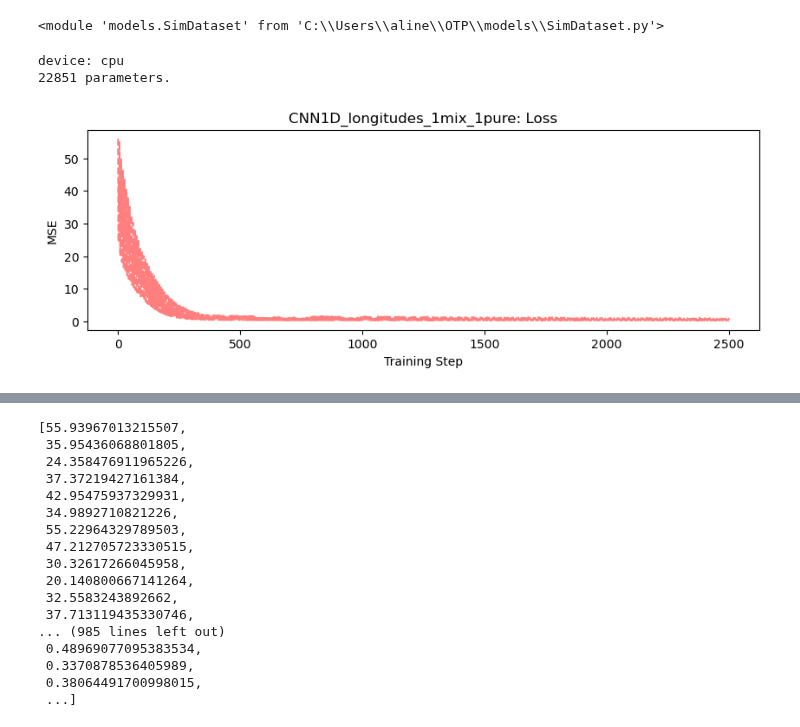
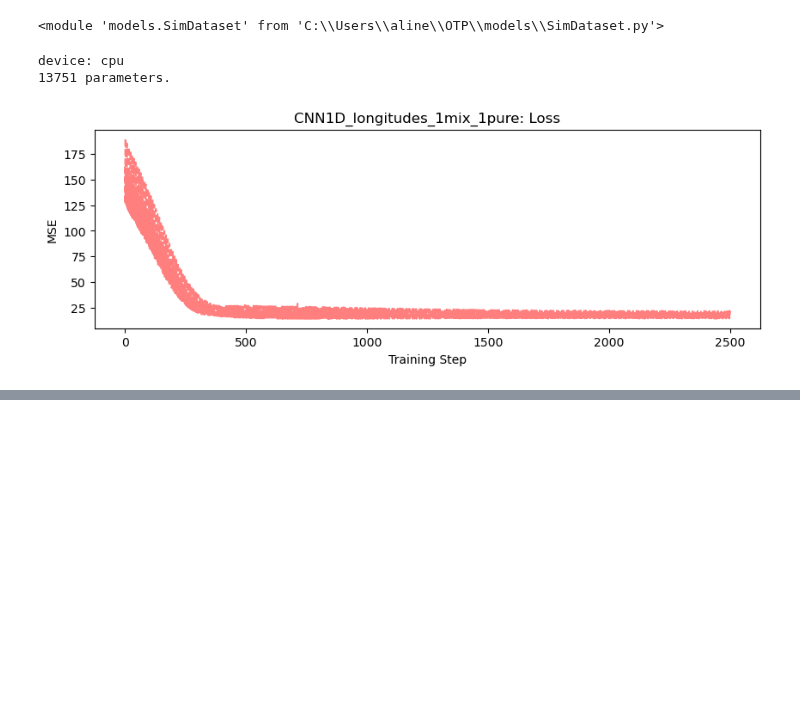
Before and after one commit to ai4er-cdt/OTP, a Jupyter notebook: notebooks/neural_networks.ipynb, the cells around one changed output, grey strips where cells are left out. Drawn from its saved outputs; the diff is of its cells as text; code cells hidden in the pictures; blank space fills up the shorter version.

```diff
--- a/notebooks/neural_networks.ipynb
+++ b/notebooks/neural_networks.ipynb
@@ -32,6 +35,3 @@ Data variables:
     OBP        (time, latitude, longitude) float32 ...
     SSS        (time, latitude, longitude) float32 ...
     SST        (time, latitude, longitude) float32 ...
-# %%
-outputs = xr.open_dataset(f"{data_home}/streamfunctions_ecco/{lat_str}/PSI_residual{lat_str}.nc")
-outputs
@@ -64,10 +38,12 @@ def convert_output_np_to_xr_dataset(output_np, inputs_xr):
 # %%
 #outputs = xr.open_dataset(f"{data_home}/streamfunctions_ecco/{lat}/PSI_residual{lat}.nc")
-outputs_file_path = f"{data_home}/ecco_data_minimal/{lat_str}_moc_density.pickle"
-with open(outputs_file_path, 'rb') as file:
-    outputs_np = pickle.load(file)
-    outputs = convert_output_np_to_xr_dataset(outputs_np, inputs)
+outputs_fp = f"{data_home}/ecco_data_minimal/{lat_str}_moc_density.pickle"
 
+with open(outputs_fp, 'rb') as f:
+    outputs = pickle.load(f).astype(np.float64)
+
+outputs = np.expand_dims(outputs[1, : ], 1) # grabbing just 60S
+outputs = xr.Dataset(data_vars = {'moc' : (["time", "latitude"], outputs)}, coords = {'time' : inputs.time, 'latitude' : np.atleast_1d(-60)})
 outputs
 # %% [output]
 <xarray.Dataset>
@@ -89,7 +64,7 @@ Date range to align to: ('1992-01-16', '2017-12-16')
 # apply whatever preprocessing we want *before* calling reshape_inputs
 pp_data = apply_preprocessing(inputs,
                               mode="inputs",
-                              remove_season=False,
+                              remove_season=True,
                               remove_trend=True,
                               standardize=True,
                               lowpass=False)
@@ -100,8 +75,8 @@ pp_data_np = reshape_inputs(pp_data, keep_coords=["longitude", "time"])
 # MOC strength from data
 strength = apply_preprocessing(outputs,
                                mode="outputs",
-                               remove_season=False,
-                               remove_trend=True,
+                               remove_season=True,
+                               remove_trend=False,
                                standardize=False,
                                lowpass=False)
 strength_np = strength.moc.squeeze().values
@@ -125,10 +102,10 @@ X_train, X_test, y_train, y_test = train_test_split(X, y, test_size=0.3, shuffle
 device = "cuda" if t.cuda.is_available() else "cpu"
 print(f"device: {device}")
 
-Xt_train = t.tensor(X_train, device=device)
-Yt_train = t.tensor(y_train, device=device)
-Xt_test = t.tensor(X_test, device=device)
-Yt_test = t.tensor(y_test, device=device)
+Xt_train = t.tensor(X_train, device=device).double()
+Yt_train = t.tensor(y_train, device=device).double()
+Xt_test = t.tensor(X_test, device=device).double()
+Yt_test = t.tensor(y_test, device=device).double()
 # %% [output]
 device: cpu
 # %%
@@ -142,25 +119,25 @@ importlib.reload(SimDataset)
 # %% [output]
 <module 'models.SimDataset' from 'C:\\Users\\aline\\OTP\\models\\SimDataset.py'>
 # %%
-dropout = 0.5
+dropout = 0.2
 n_pure_layers = 2
-n_mix_layers = 2
+n_mix_layers = 1
 n_features = 5
 n_channels = n_features * 5
-kernel_size = (5,5)
+kernel_size = (7,7)
 
 model = CNN2D.CNN2D(
     n_pure_layers=n_pure_layers,
     n_mix_layers=n_mix_layers,
     n_features=n_features,
     n_channels=n_channels,
     kernel_size=kernel_size,
     dropout=dropout
-)
+).double()
 
 save_dir = paths.MODELS_OUTPUT
-train.train_model(model, 'CNN1D_longitudes_1mix_1pure', Xt_train, Yt_train, save_dir=save_dir)
+loss1 = train.train_model(model, 'CNN1D_longitudes_1mix_1pure', Xt_train, Yt_train, save_dir=save_dir, conv_dim=2)
 # %% [output]
 device: cpu
-22851 parameters.
+13751 parameters.
-[figure, old version]
+[figure, new version]
@@ -168,21 +145,4 @@ final loss: 0.6092392888040847
 model saved to H:/.shortcut-targets-by-id/1wvJjD0RMTujKYaXQapEiGk-Mx03_KSin/GTC\ecco_models/saved_models/CNN1D_longitudes_1mix_1pure.pt
 loss curve saved to H:/.shortcut-targets-by-id/1wvJjD0RMTujKYaXQapEiGk-Mx03_KSin/GTC\ecco_models/loss_curves/CNN1D_longitudes_1mix_1pure.png
-[55.93967013215507,
- 35.95436068801805,
- 24.358476911965226,
- 37.37219427161384,
- 42.95475937329931,
- 34.9892710821226,
- 55.22964329789503,
- 47.212705723330515,
- 30.32617266045958,
- 20.140800667141264,
- 32.5583243892662,
- 37.713119435330746,
-... (985 lines left out)
- 0.48969077095383534,
- 0.3370878536405989,
- 0.38064491700998015,
- ...]
 # %%
 # Extracting all predictions in time order
```
Also changed, not shown: parts of 8 cells of this notebook, 2 other files.
